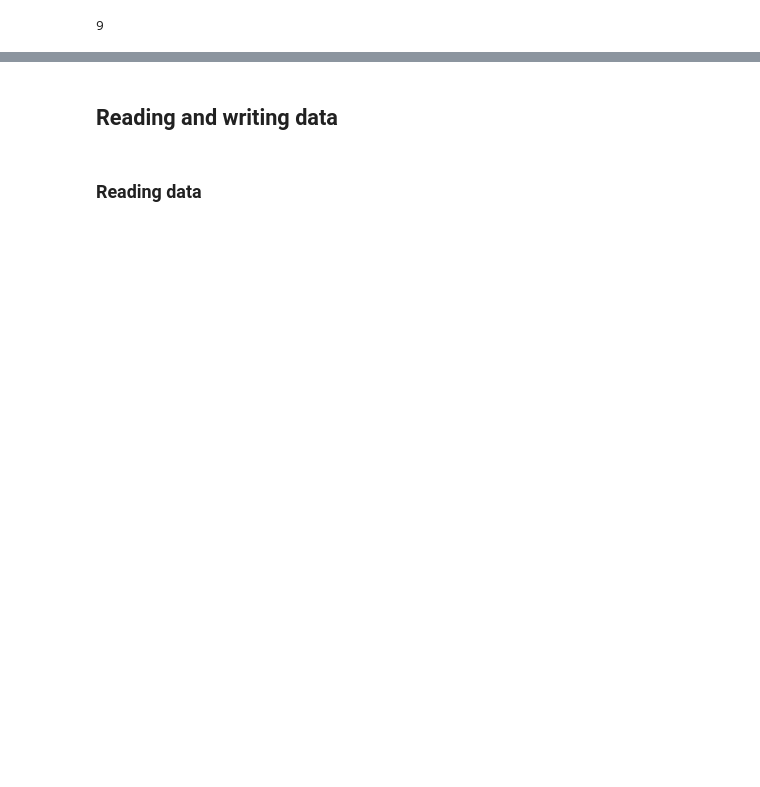
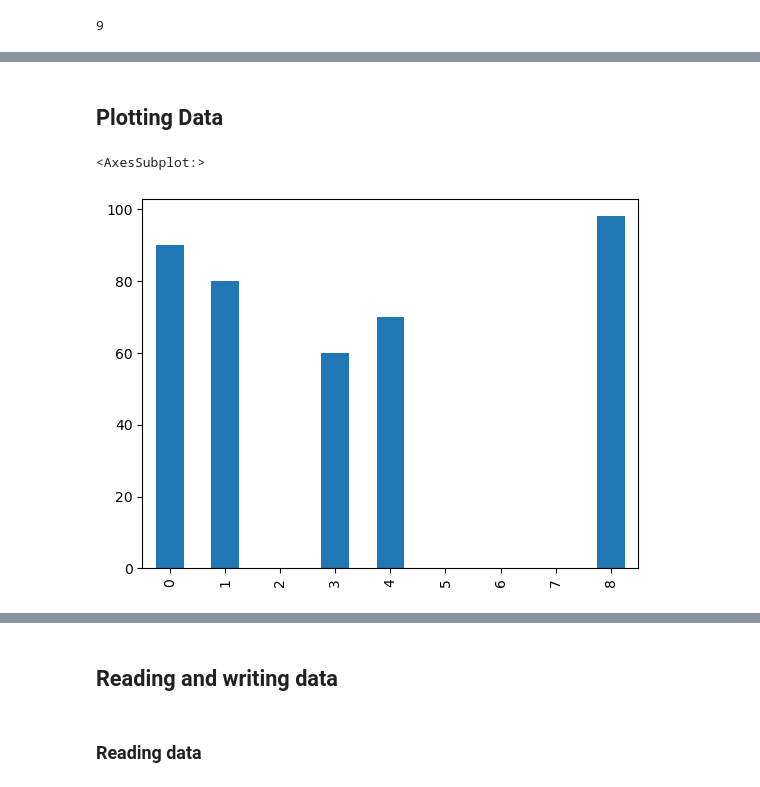
Before and after one commit to mattangriffel/python_for_mbas_class, a Jupyter notebook: 1. Introduction to Data in Python.ipynb, the cells around one changed output, grey strips where cells are left out. Cells and saved outputs as stored; diff of their text form; code cells hidden in the pictures; blank space fills up the shorter version.

```diff
--- a/1. Introduction to Data in Python.ipynb
+++ b/1. Introduction to Data in Python.ipynb
@@ -118,10 +67,0 @@ Index(['FIRST_NAME', 'LAST_NAME', 'YEAR', 'HOME_STATE', 'AGE',
-# %%
-df_students.columns = ['FIRST_NAME',
-                       'LAST_NAME',
-                       'YEAR',
-                       'HOME_STATE',
-                       'AGE',
-                       'CALC_101_FINAL',
-                       'ENGLISH_101_FINAL_SCORE']
-# %%
-df_students.index = [1,2,3,4,5,6,7,8,9]
@@ -167,5 +67,0 @@ df_students
-# %%
-df_students = df_students.rename(
-    columns={'ENGLISH_101_FINAL_SCORE':'ENGLISH_101_FINAL'})
-# %%
-df_students = df_students.reset_index(drop=True)
@@ -240,0 +256,7 @@ df_students.reset_index
+# %% [markdown]
+## Plotting Data
+# %%
+df_students.CALC_101_FINAL.plot(kind='bar')
+# %% [output]
+<AxesSubplot:>
+[figure, added]
```
Also changed, not shown: parts of 72 cells of this notebook, 2 other files.
